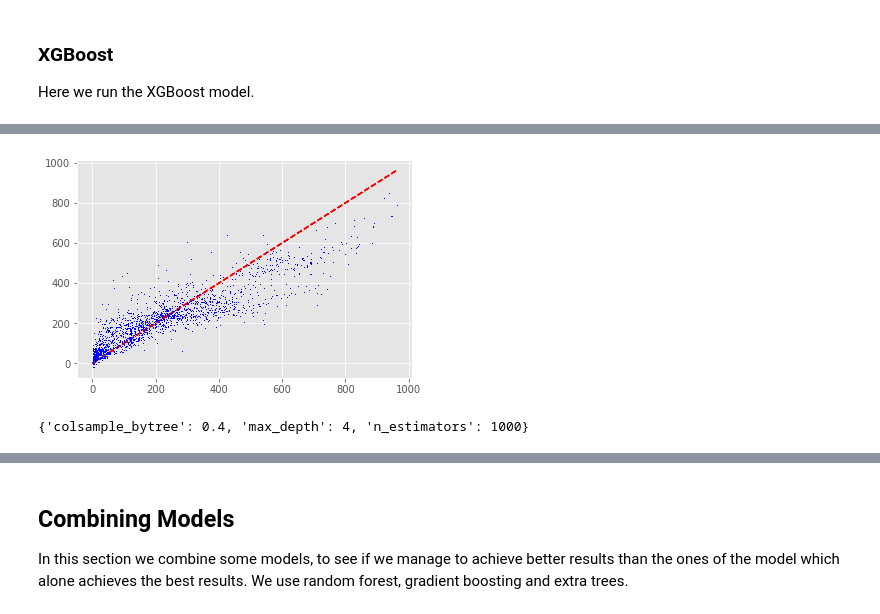
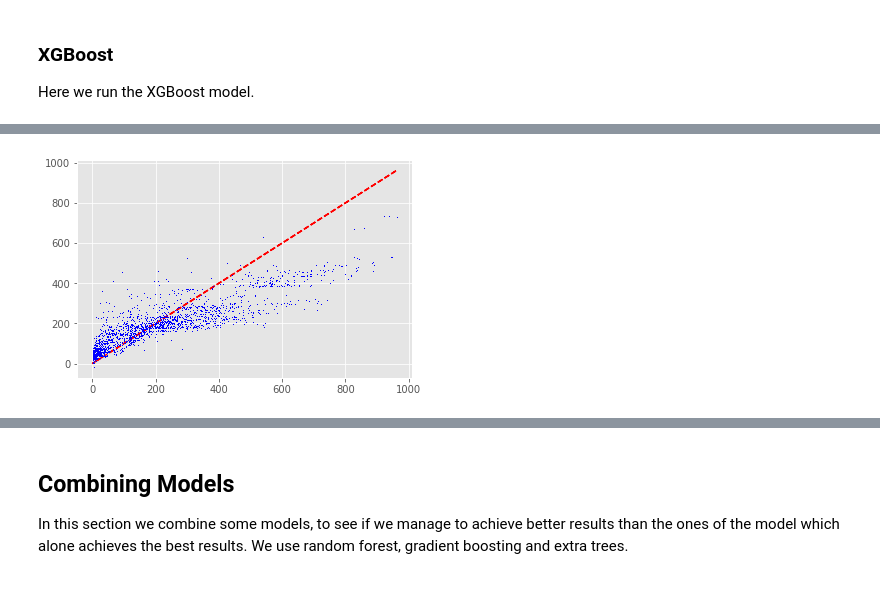
Before and after one commit to alancarton/bike_share_washington, a Jupyter notebook: Bike-Sharing.ipynb, the cells around one changed output, grey strips where cells are left out. Cells and saved outputs as stored; diff of their text form; code cells hidden in the pictures.

```diff
--- a/Bike-Sharing.ipynb
+++ b/Bike-Sharing.ipynb
@@ -350,4 +413,4 @@ Name: cnt, dtype: int64
 # %%
-y_test = hour.loc[hour_m["dteday"] >= "2012-10-1"]["cnt"].compute()
-y_test.head()
+y_test = hour.loc[hour["dteday"] >= "2012-10-1"]["cnt"]
+type(y_test)
 # %% [output]
@@ -502,26 +582,3 @@ Requirement already satisfied: scipy in c:\users\ajukg\appdata\roaming\python\py
 import xgboost as xgb
 from sklearn import metrics
 from sklearn.model_selection import GridSearchCV
-# %%
-# here we coerce the variable type to 'int' to let XGBoost run
-X_train["holiday"] = X_train.holiday.astype("int")
-X_train["workingday"] = X_train.workingday.astype("int")
-# %%
-# here we coerce the variable type to 'int' to let XGBoost run
-X_test["holiday"] = X_test.holiday.astype("int")
-X_test["workingday"] = X_test.workingday.astype("int")
-# %%
-xgb_model = xgb.XGBRegressor(
-    objective="reg:linear",
-    random_state=42,
-    colsample_bytree=0.3,
-    learning_rate=0.1,
-    max_depth=5,
-    alpha=10,
-)
-
-with joblib.parallel_backend('dask'):
-    xgb_model.fit(X_train, y_train)
-    y_pred_xgb_standard = xgb_model.predict(X_test)
-    plt.scatter(y_test, y_pred_xgb_standard)
-    r2_xgb_standard = r2_score(y_test, y_pred_xgb_standard)
@@ -535,5 +759,12 @@ with joblib.parallel_backend('dask'):
 # %%
-plt.plot(y_test, y_test, 'r--', y_test, y_pred_xgb_standard, 'b,')
+plt.plot(
+    y_test.compute(),
+    y_test.compute(),
+    "r--",
+    y_test.compute(),
+    y_pred_xgb_dsk.compute(),
+    "b,",
+)
 plt.show()
 # %% [output]
-[figure, old version]
+[figure, new version]
@@ -554,4 +770,0 @@ with joblib.parallel_backend('dask'):
-# %%
-best_parameters_xgb
-# %% [output]
-{'colsample_bytree': 0.4, 'max_depth': 4, 'n_estimators': 1000}
```
Also changed, not shown: parts of 98 cells of this notebook, 1 other file.
